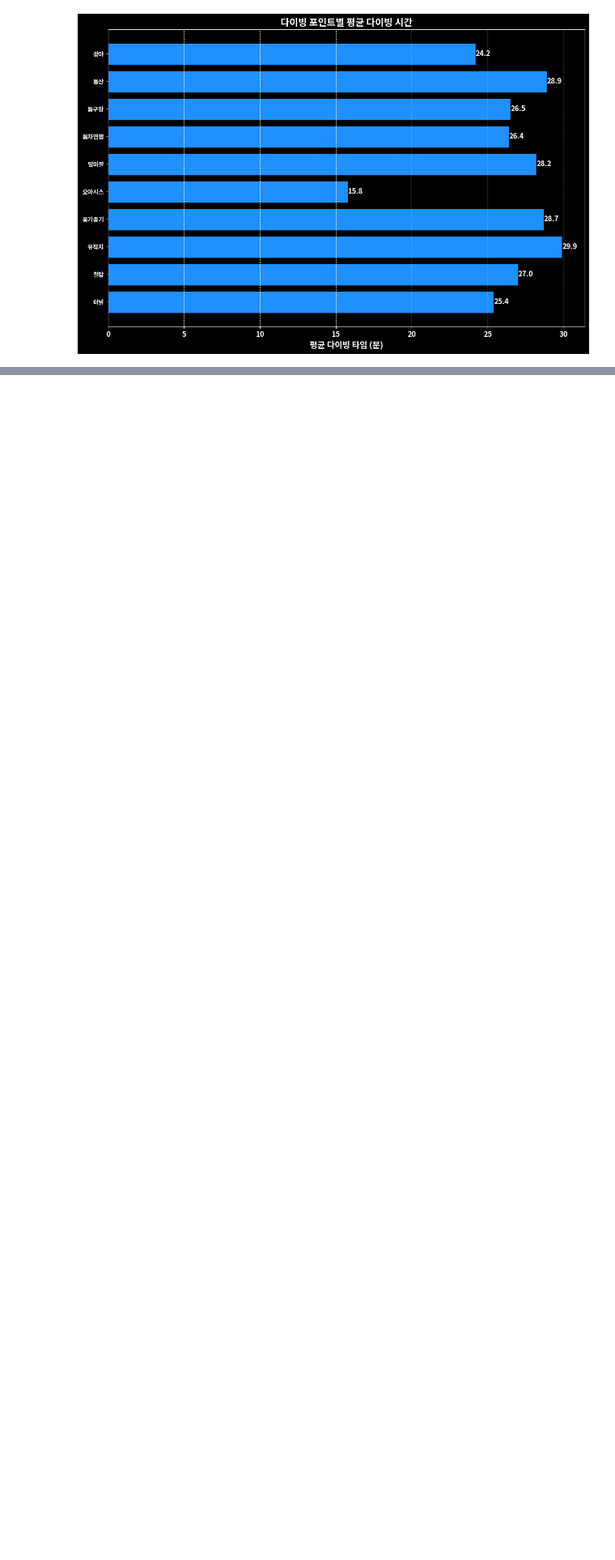
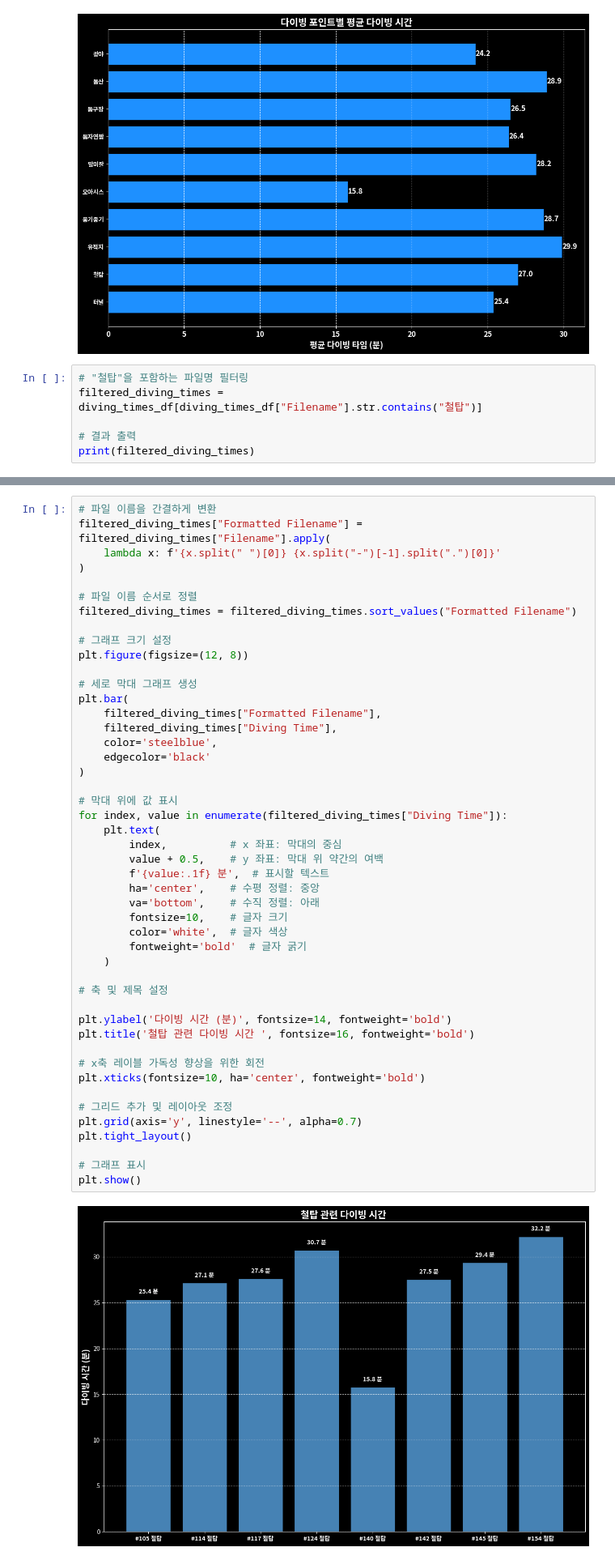
Before and after one commit to Eisenberg1113/data-analysis, a Jupyter notebook: main.ipynb, the cells around one changed output, grey strips where cells are left out. Shown at 81% size. Saved outputs shown, nothing was run; the diff lists cells and outputs as text; blank space fills up the shorter version.

Commit message:
"철탑"을 포함하는 파일명 필터링 및 시각화

```diff
--- a/main.ipynb
+++ b/main.ipynb
@@ -316,3 +321,9 @@ plt.tight_layout()
 plt.show()
 # %% [output]
 [figure]
+# %%
+# "철탑"을 포함하는 파일명 필터링
+filtered_diving_times = diving_times_df[diving_times_df["Filename"].str.contains("철탑")]
+
+# 결과 출력
+print(filtered_diving_times)
@@ -318,0 +340,49 @@ plt.show()
+# %%
+# 파일 이름을 간결하게 변환
+filtered_diving_times["Formatted Filename"] = filtered_diving_times["Filename"].apply(
+    lambda x: f'{x.split(" ")[0]} {x.split("-")[-1].split(".")[0]}'
+)
+
+# 파일 이름 순서로 정렬
+filtered_diving_times = filtered_diving_times.sort_values("Formatted Filename")
+
+# 그래프 크기 설정
+plt.figure(figsize=(12, 8))
+
+# 세로 막대 그래프 생성
+plt.bar(
+    filtered_diving_times["Formatted Filename"],
+    filtered_diving_times["Diving Time"],
+    color='steelblue',
+    edgecolor='black'
+)
+
+# 막대 위에 값 표시
+for index, value in enumerate(filtered_diving_times["Diving Time"]):
+    plt.text(
+        index,          # x 좌표: 막대의 중심
+        value + 0.5,    # y 좌표: 막대 위 약간의 여백
+        f'{value:.1f} 분',  # 표시할 텍스트
+        ha='center',    # 수평 정렬: 중앙
+        va='bottom',    # 수직 정렬: 아래
+        fontsize=10,    # 글자 크기
+        color='white',  # 글자 색상
+        fontweight='bold'  # 글자 굵기
+    )
+
+# 축 및 제목 설정
+
+plt.ylabel('다이빙 시간 (분)', fontsize=14, fontweight='bold')
+plt.title('철탑 관련 다이빙 시간 ', fontsize=16, fontweight='bold')
+
+# x축 레이블 가독성 향상을 위한 회전
+plt.xticks(fontsize=10, ha='center', fontweight='bold')
+
+# 그리드 추가 및 레이아웃 조정
+plt.grid(axis='y', linestyle='--', alpha=0.7)
+plt.tight_layout()
+
+# 그래프 표시
+plt.show()
+# %% [output]
+[figure, added]
```
Also changed, not shown: parts of 4 cells of this notebook.
